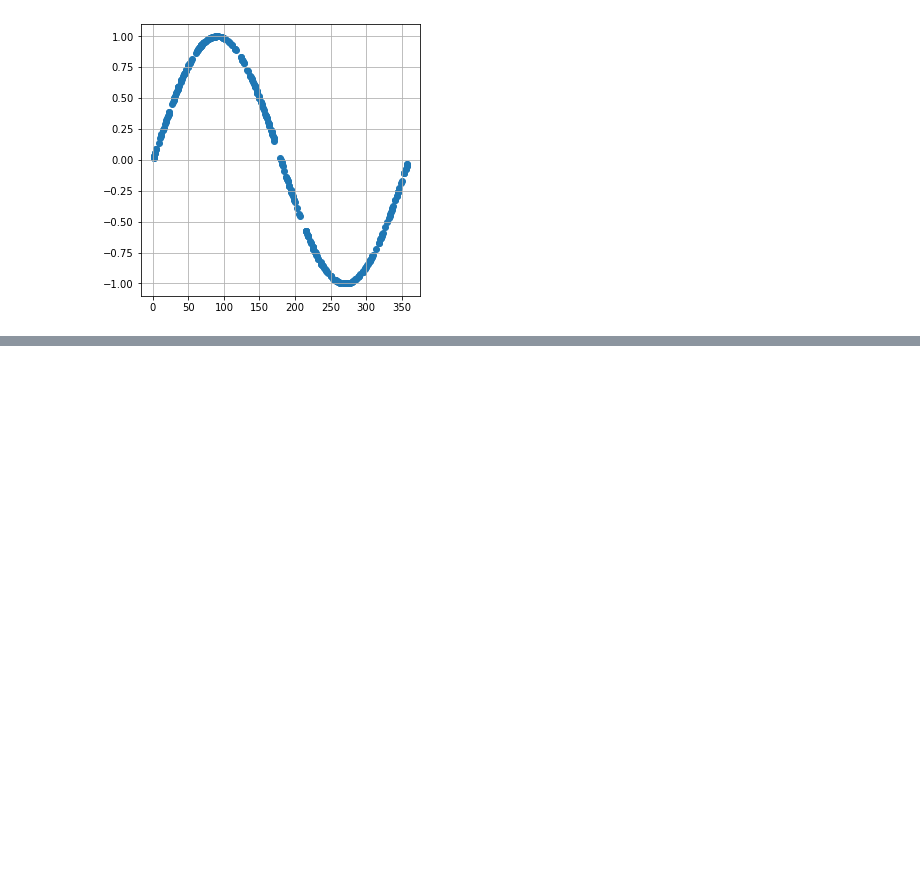
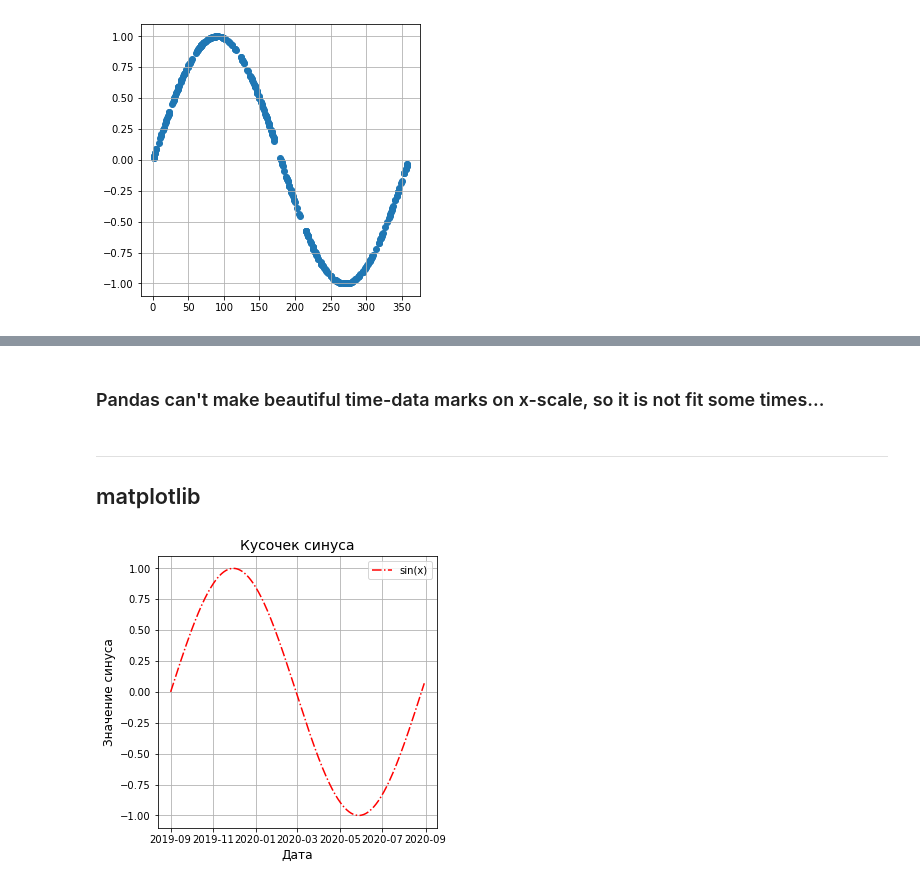
Before and after one commit to SeregeiKroupen/Science, a Jupyter notebook: TimeSeries/TimeSeries Visualisation.ipynb, the cells around one changed output, grey strips where cells are left out. Drawn from its saved outputs; the diff is of its cells as text; code cells hidden in the pictures; blank space fills up the shorter version.

```diff
--- a/TimeSeries/TimeSeries Visualisation.ipynb
+++ b/TimeSeries/TimeSeries Visualisation.ipynb
@@ -39,0 +71,16 @@ plt.show()
+# %% [markdown]
+### Pandas can't make beautiful time-data marks on x-scale, so it is not fit some times...
+# %% [markdown]
+---
+## matplotlib
+# %%
+f = plt.figure(figsize=(5, 5))
+plt.plot(df.t, df.y, ls='-.', c='r')
+[datetime.date(2019, 11, 1), datetime.date(2020, 5, 1)]
+plt.legend(['sin(x)'])
+plt.title('Кусочек синуса', fontsize=14)
+plt.xlabel('Дата', fontsize=12)
+plt.ylabel('Значение синуса', fontsize=12)
+plt.grid()
+# %% [output]
+[figure, added]
```
Also changed, not shown: parts of 5 cells of this notebook.
